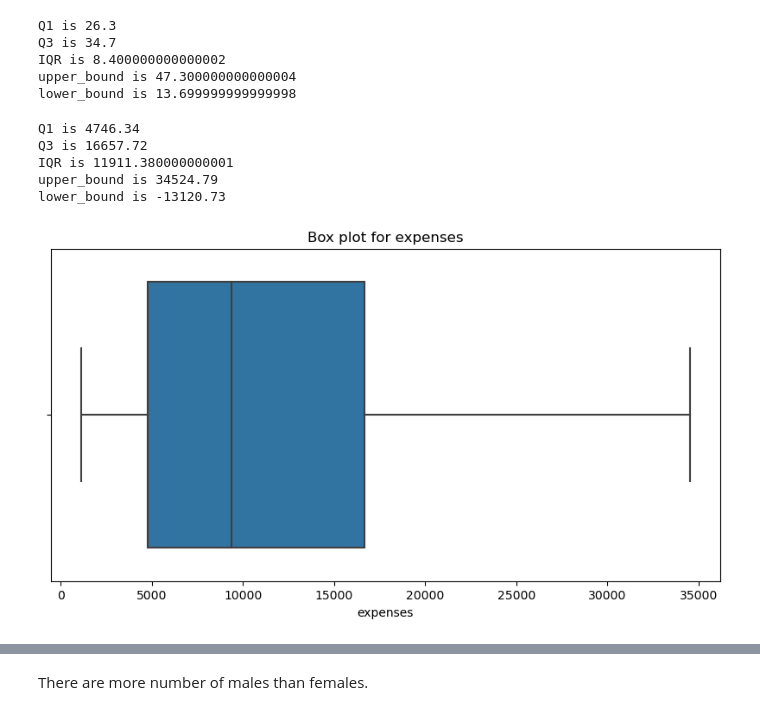
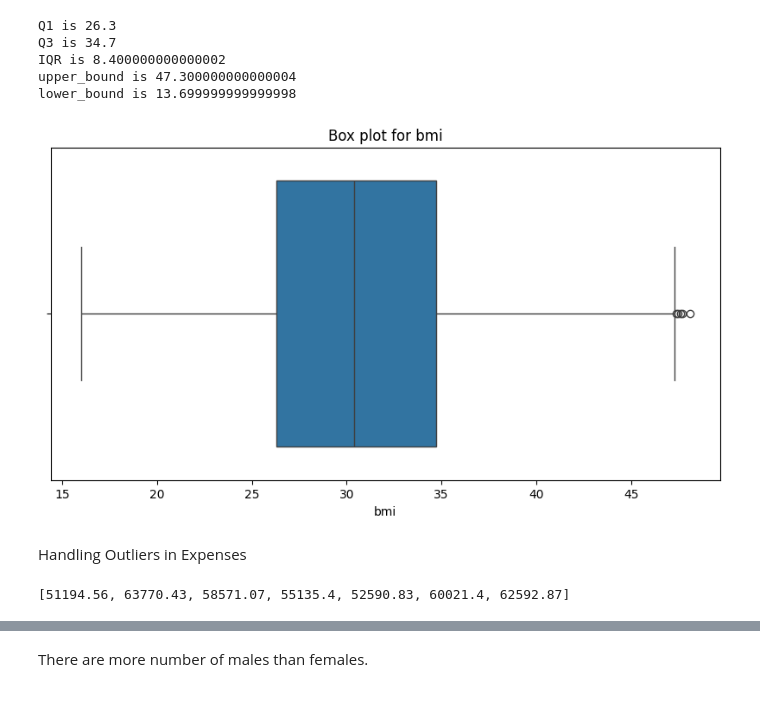
Before and after one commit to mohinitambade95/Predict_Health_Insurance_Premium, a Jupyter notebook: notebooks/Predict Health Insurance Premium (EDA).ipynb, the cells around one changed output, grey strips where cells are left out. Drawn from its saved outputs; the diff is of its cells as text; code cells hidden in the pictures.

```diff
--- a/notebooks/Predict Health Insurance Premium (EDA).ipynb
+++ b/notebooks/Predict Health Insurance Premium (EDA).ipynb
@@ -7,6 +9,5 @@ from sklearn.model_selection import GridSearchCV
 # %%
-data = pd.read_csv("D:\Predict_Health_Insurance_Premium\\notebooks\data\insurance.csv")
-#D:\Predict_Health_Insurance_Premium\notebooks
+data = pd.read_csv("F:\ML_Projects\Predict_Health_Insurance_Premium\\notebooks\data\insurance.csv")
 # %%
 data.head()
 # %% [output]
@@ -116,7 +117,7 @@ for cols in data[num_cols]:
 def plot_box_plot(feature):
     plt.figure(figsize=(10,5))
     plt.title(f'Box plot for {feature}')
-    sns.boxplot(data=data,x= cols)
+    sns.boxplot(data=data,x= feature)
     plt.show()
 
 for cols in data[num_cols]:
@@ -176,25 +177,3 @@ lower_bound is 13.699999999999998
 # %%
 # Replace outliers in BMI with upper bound
 data.loc[data['bmi'] >= 49.1, 'bmi'] = upper_bound
-# %%
-# Handling outliers in expenses
-
-Q1 = np.percentile(data['expenses'], 25)
-Q3 = np.percentile(data['expenses'], 75)
-
-print(f'Q1 is {Q1}')
-print(f'Q3 is {Q3}')
-
-IQR = Q3-Q1
-print(f'IQR is {IQR}')
-upper_bound = Q3 + (1.5 * IQR)
-lower_bound = Q1 - (1.5 * IQR)
-
-print(f'upper_bound is {upper_bound}')
-print(f'lower_bound is {lower_bound}')
-# %% [output]
-Q1 is 4746.34
-Q3 is 16657.72
-IQR is 11911.380000000001
-upper_bound is 34524.79
-lower_bound is -13120.73
@@ -205,5 +180,18 @@ data.loc[data['expenses'] >= 34524, 'expenses'] = upper_bound
 # %%
-# After removing outliers in expenses
-plot_box_plot('expenses')
+# After handling outliers in bmi
+plot_box_plot('bmi')
 # %% [output]
-[figure, old version]
+[figure, new version]
+# %% [markdown]
+Handling Outliers in Expenses
+# %%
+expenses_mean = np.round(data['expenses'].mean(),2)
+expenses_std = np.round(data['expenses'].std(),2)
+expenses_outliers = []
+for x in data['expenses']:
+    x_z_score = (x - expenses_mean) / expenses_std
+    if (x_z_score > 3):
+        expenses_outliers.append(x)
+expenses_outliers
+# %% [output]
+[51194.56, 63770.43, 58571.07, 55135.4, 52590.83, 60021.4, 62592.87]
```
Also changed, not shown: parts of 71 cells of this notebook, 6 other files.
